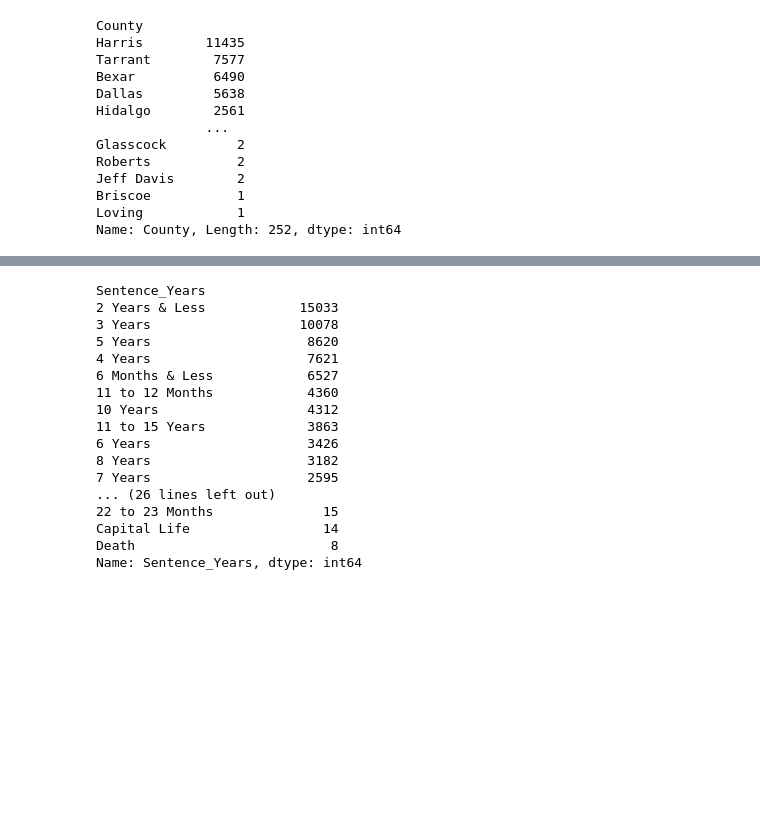
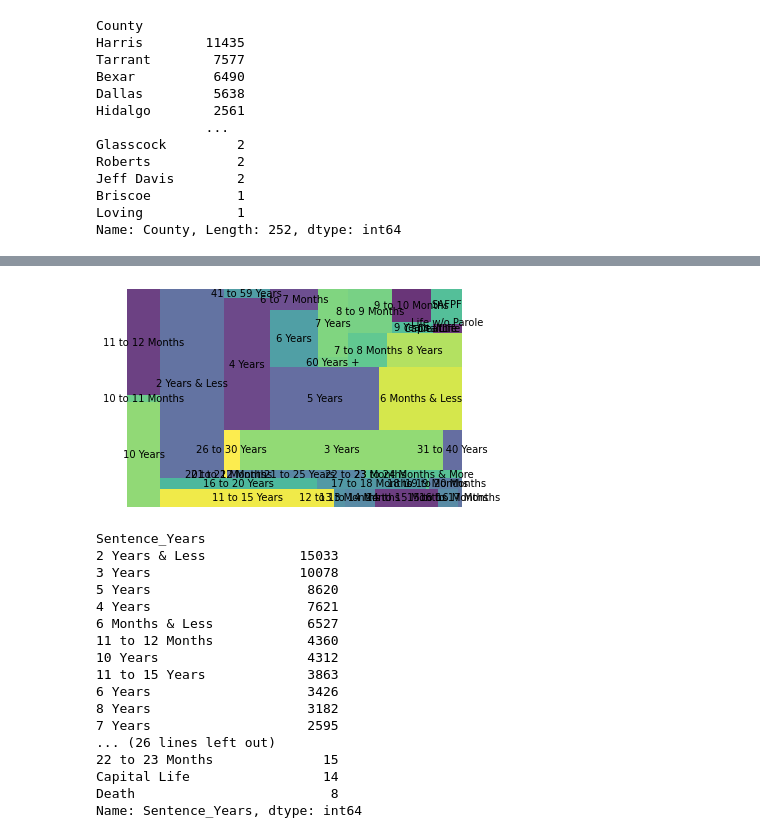
Before and after one commit to abirakm/Texas-Department-of-Criminal-Justice-Record, a Jupyter notebook: 02_EAD.ipynb, the cells around one changed output, grey strips where cells are left out. Saved outputs shown, nothing was run; the diff lists cells and outputs as text; code cells hidden in the pictures; blank space fills up the shorter version.

```diff
--- a/02_EAD.ipynb
+++ b/02_EAD.ipynb
@@ -86,0 +103,10 @@ Name: County, Length: 252, dtype: int64
+# %%
+def TreemapPlot(Data,GroupVariable):
+
+    Data_Summary = Data.groupby(GroupVariable).agg(
+    COUNT = pd.NamedAgg(GroupVariable,'count') ,
+    ).reset_index()
+
+    sqf.plot(sizes=Data_Summary['COUNT'], label=Data_Summary[GroupVariable], alpha=.8 )
+    plt.axis('off')
+    plt.show()
@@ -87,3 +118,7 @@ Name: County, Length: 252, dtype: int64
+# %%
+TreemapPlot(TDCJ_Data,"Sentence_Years")
+# %% [output]
+[figure, added]
 # %%
 TDCJ_Data.groupby('Sentence_Years')['Sentence_Years'].count().sort_values(ascending=False)
 # %% [output]
```
Also changed, not shown: parts of 5 cells of this notebook.
